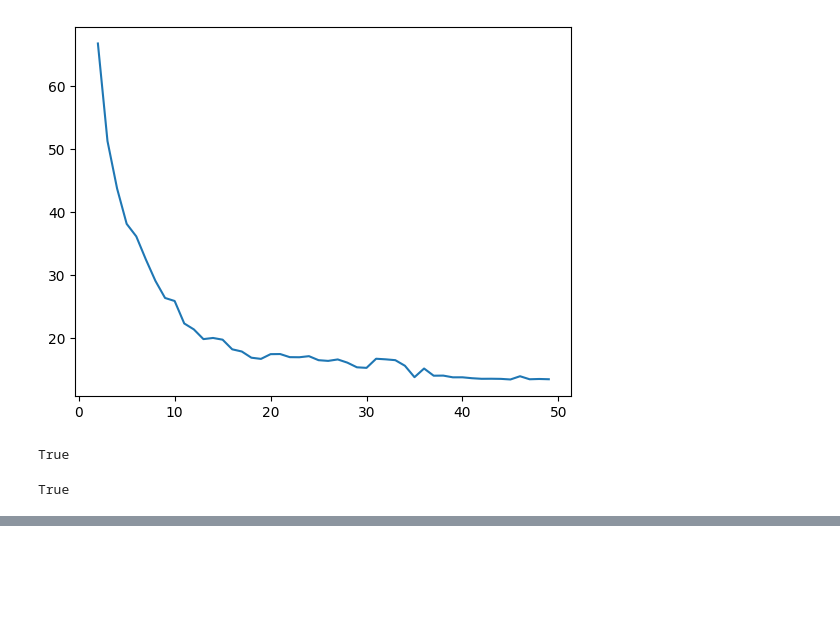
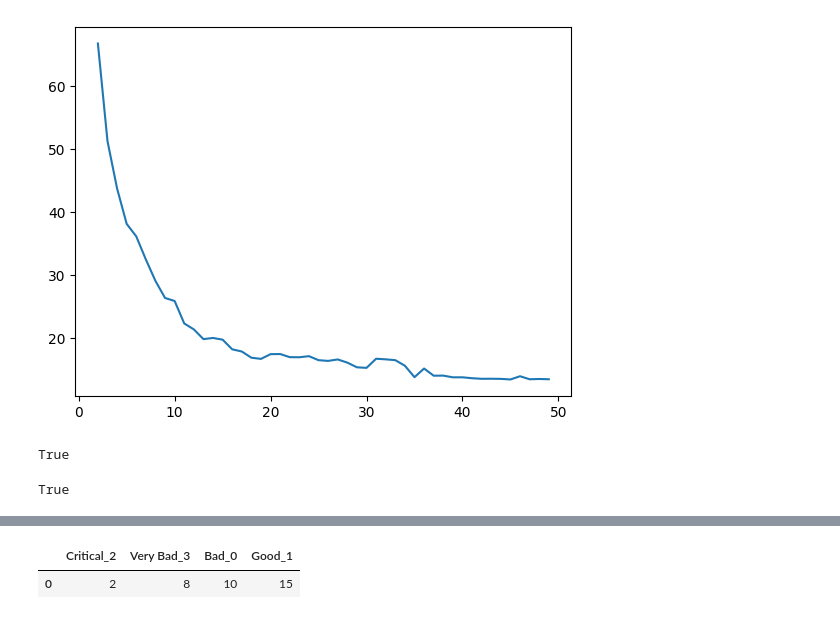
Before and after one commit to saran-rajendran/clustering-analysis, a Jupyter notebook: test.ipynb, the cells around one changed output, grey strips where cells are left out. Cells and saved outputs as stored; diff of their text form; code cells hidden in the pictures; blank space fills up the shorter version.

```diff
--- a/test.ipynb
+++ b/test.ipynb
@@ -113,0 +133,5 @@ df['Ergebnis'].value_counts().to_dict()
+# %%
+pd.DataFrame({f"{l}_{k[0]}": k[1] for l, k in zip(labels, sorted(dt.items(), key=lambda item: item[1]))}, index=[0])
+# %% [output]
+|  | Critical_2 | Very Bad_3 | Bad_0 | Good_1 |
+| 0 | 2 | 8 | 10 | 15 |
```
Also changed, not shown: parts of 7 cells of this notebook, 1 other file.
